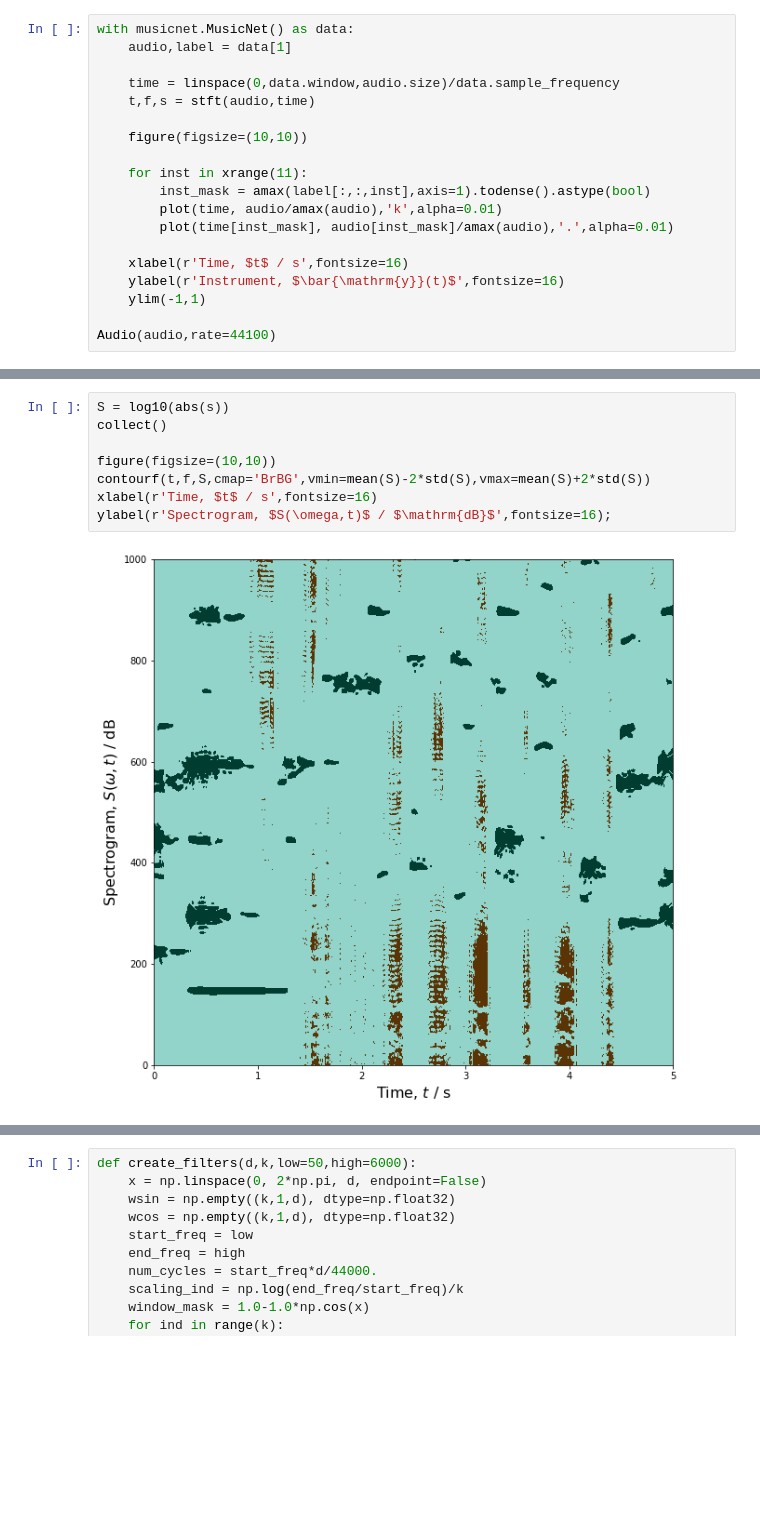
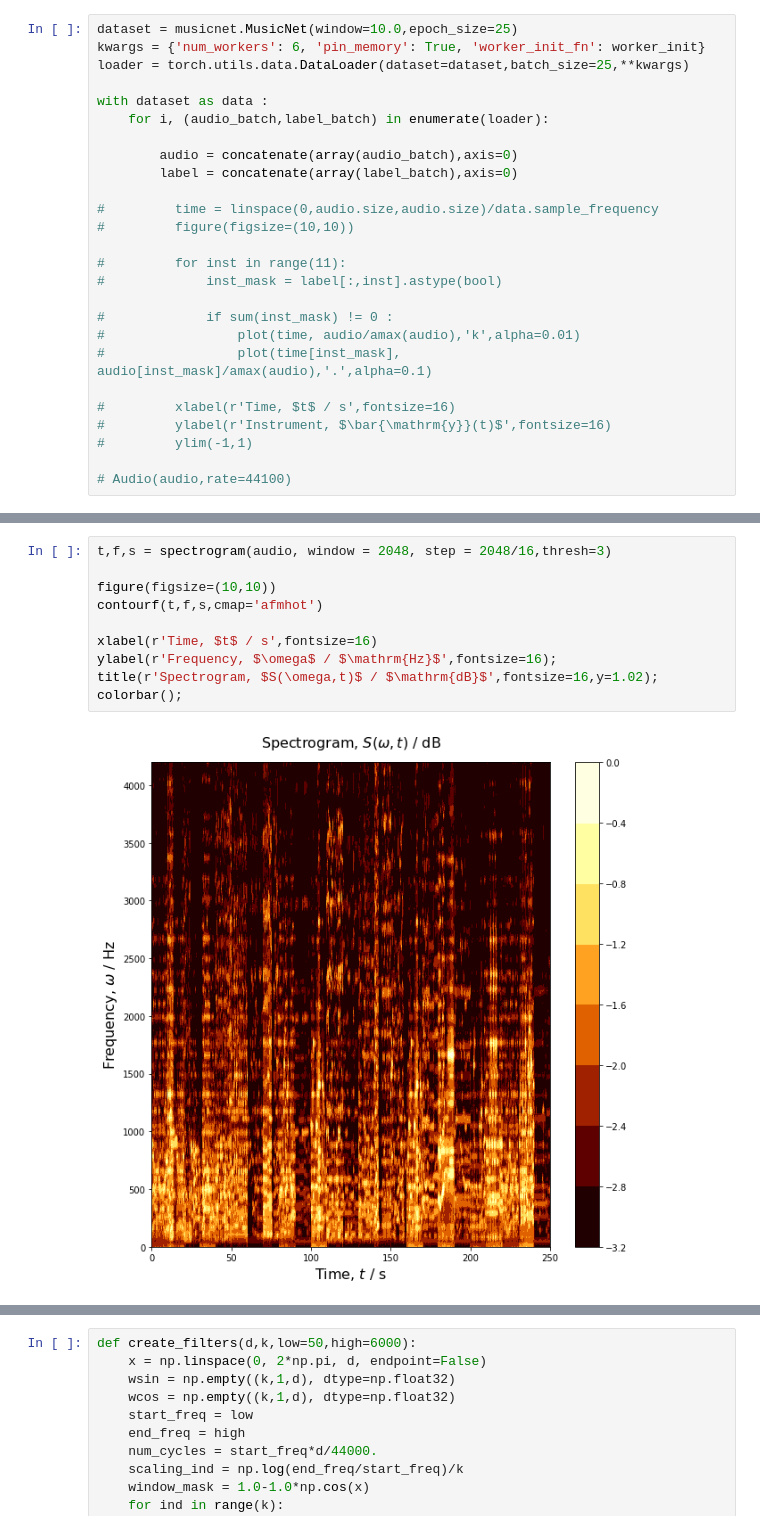
Before and after one commit to gszep/sound-detection, a Jupyter notebook: musicnet_functional.ipynb, the cells around one changed output, grey strips where cells are left out. Drawn from its saved outputs; the diff is of its cells as text; blank space fills up the shorter version.

```diff
--- a/musicnet_functional.ipynb
+++ b/musicnet_functional.ipynb
@@ -48,19 +55,26 @@ IntervalTree([Interval(177630, 239069, (7, 47, 0.0, 0.489583333333, 'Eighth')),
 # %%
-with musicnet.MusicNet() as data:
-    audio,label = data[1]
+dataset = musicnet.MusicNet(window=10.0,epoch_size=25)
+kwargs = {'num_workers': 6, 'pin_memory': True, 'worker_init_fn': worker_init}
+loader = torch.utils.data.DataLoader(dataset=dataset,batch_size=25,**kwargs)
 
-    time = linspace(0,data.window,audio.size)/data.sample_frequency
-    t,f,s = stft(audio,time)
+with dataset as data :
+    for i, (audio_batch,label_batch) in enumerate(loader):
 
-    figure(figsize=(10,10))
+        audio = concatenate(array(audio_batch),axis=0)
+        label = concatenate(array(label_batch),axis=0)
 
-    for inst in xrange(11):
-        inst_mask = amax(label[:,:,inst],axis=1).todense().astype(bool)
-        plot(time, audio/amax(audio),'k',alpha=0.01)
-        plot(time[inst_mask], audio[inst_mask]/amax(audio),'.',alpha=0.01)
+#         time = linspace(0,audio.size,audio.size)/data.sample_frequency
+#         figure(figsize=(10,10))
 
-    xlabel(r'Time, $t$ / s',fontsize=16)
-    ylabel(r'Instrument, $\bar{\mathrm{y}}(t)$',fontsize=16)
-    ylim(-1,1)
+#         for inst in range(11):
+#             inst_mask = label[:,inst].astype(bool)
 
-Audio(audio,rate=44100)
+#             if sum(inst_mask) != 0 :
+#                 plot(time, audio/amax(audio),'k',alpha=0.01)
+#                 plot(time[inst_mask], audio[inst_mask]/amax(audio),'.',alpha=0.1)
+
+#         xlabel(r'Time, $t$ / s',fontsize=16)
+#         ylabel(r'Instrument, $\bar{\mathrm{y}}(t)$',fontsize=16)
+#         ylim(-1,1)
+
+# Audio(audio,rate=44100)
@@ -84,10 +81,12 @@ ylabel(r'Power Spectrum / ',fontsize=16);
 # %%
-S = log10(abs(s))
-collect()
+t,f,s = spectrogram(audio, window = 2048, step = 2048/16,thresh=3)
 
 figure(figsize=(10,10))
-contourf(t,f,S,cmap='BrBG',vmin=mean(S)-2*std(S),vmax=mean(S)+2*std(S))
+contourf(t,f,s,cmap='afmhot')
+
 xlabel(r'Time, $t$ / s',fontsize=16)
-ylabel(r'Spectrogram, $S(\omega,t)$ / $\mathrm{dB}$',fontsize=16);
+ylabel(r'Frequency, $\omega$ / $\mathrm{Hz}$',fontsize=16);
+title(r'Spectrogram, $S(\omega,t)$ / $\mathrm{dB}$',fontsize=16,y=1.02);
+colorbar();
 # %% [output]
-[figure, old version]
+[figure, new version]
```
Also changed, not shown: parts of 25 cells of this notebook, 9 other files.
